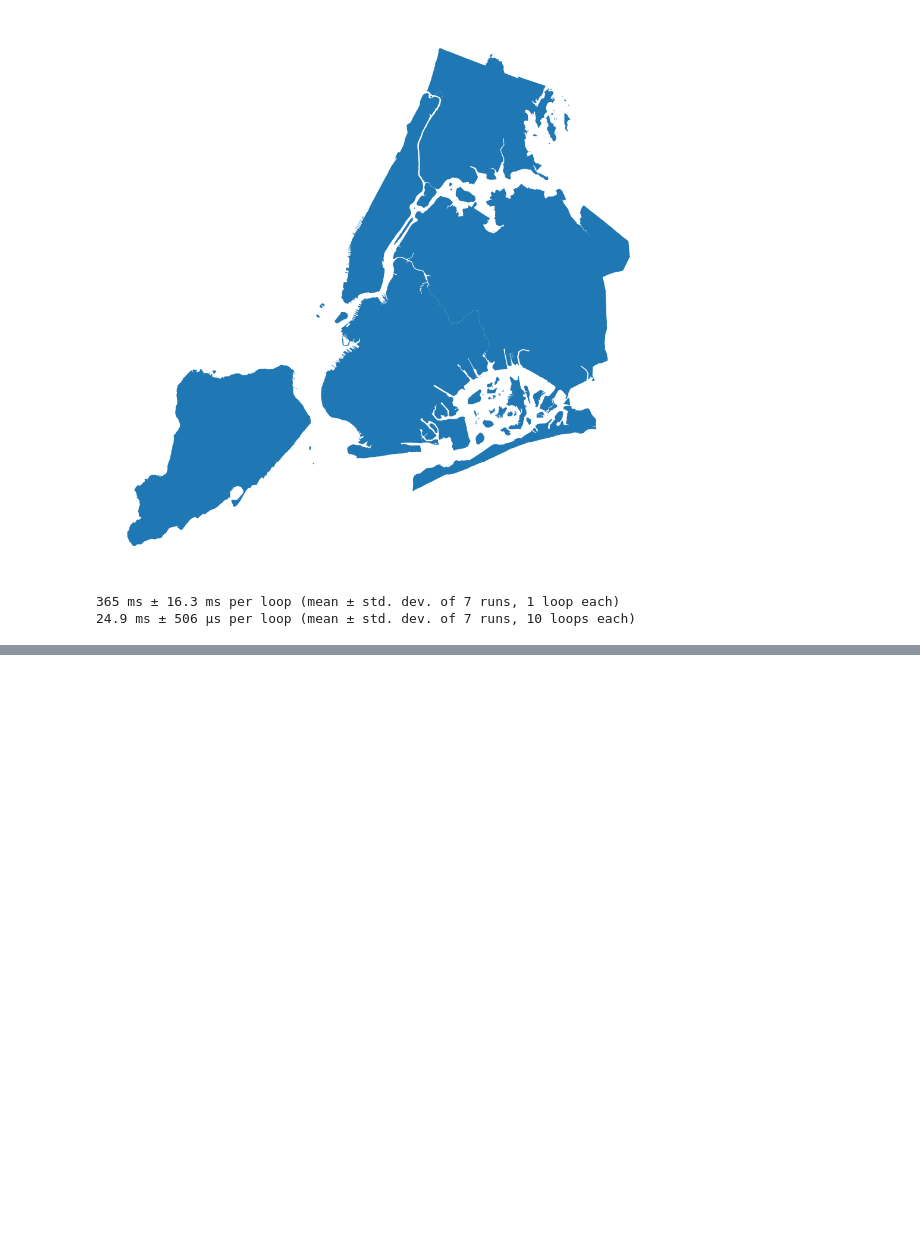
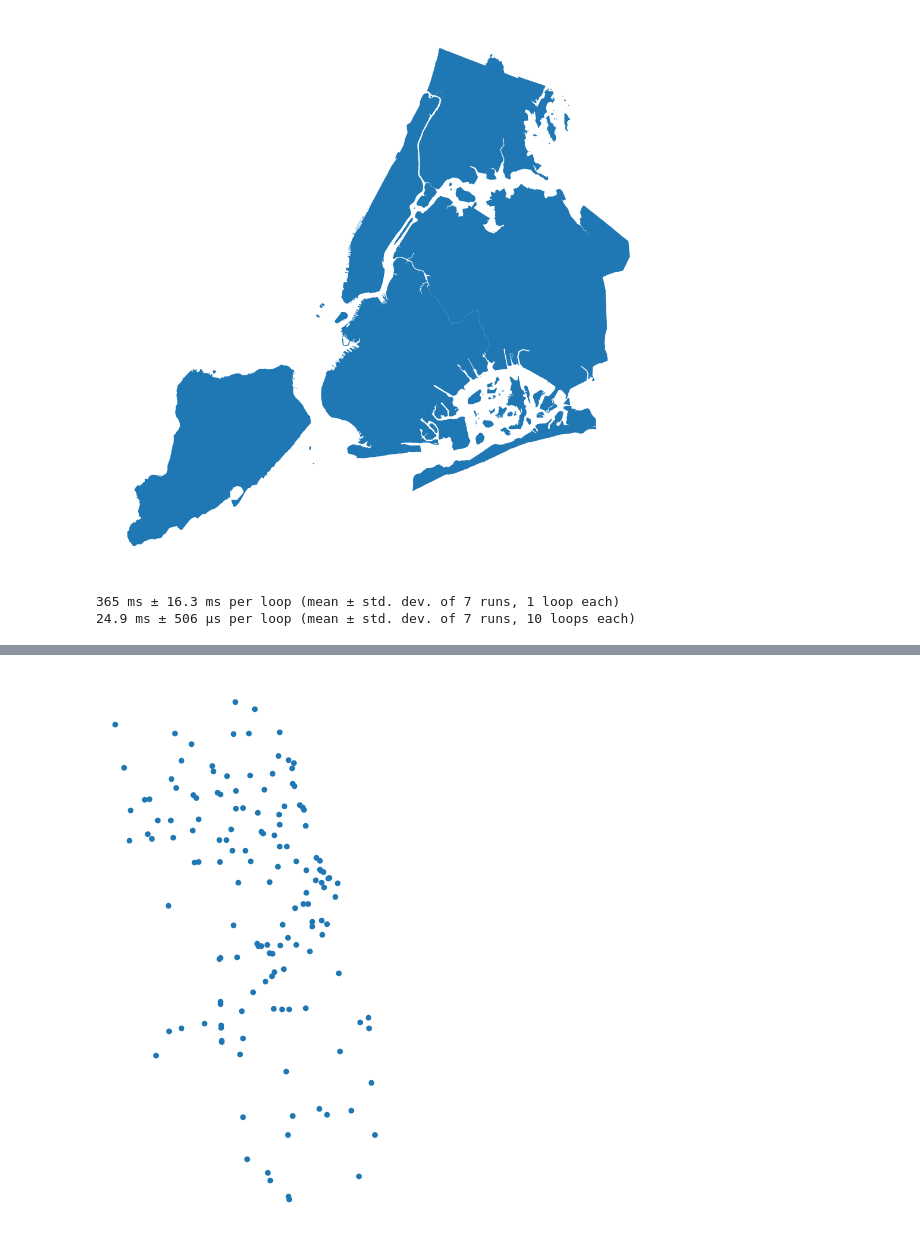
Before and after one commit to martinfleis/geopandas-one-workshop, a Jupyter notebook: GeoPython2024.ipynb, the cells around one changed output, grey strips where cells are left out. Drawn from its saved outputs; the diff is of its cells as text; code cells hidden in the pictures; blank space fills up the shorter version.

```diff
--- a/GeoPython2024.ipynb
+++ b/GeoPython2024.ipynb
@@ -183,0 +186,3 @@ boroughs.plot(figsize=(12, 12)).set_axis_off()
+# %%
+groceries = geopandas.read_file(get_path("geoda groceries"))
+groceries.head()
@@ -183,0 +196,4 @@ boroughs.plot(figsize=(12, 12)).set_axis_off()
+# %%
+groceries.plot(figsize=(12, 12)).set_axis_off()
+# %% [output]
+[figure, added]
```
Also changed, not shown: parts of 14 cells of this notebook.
